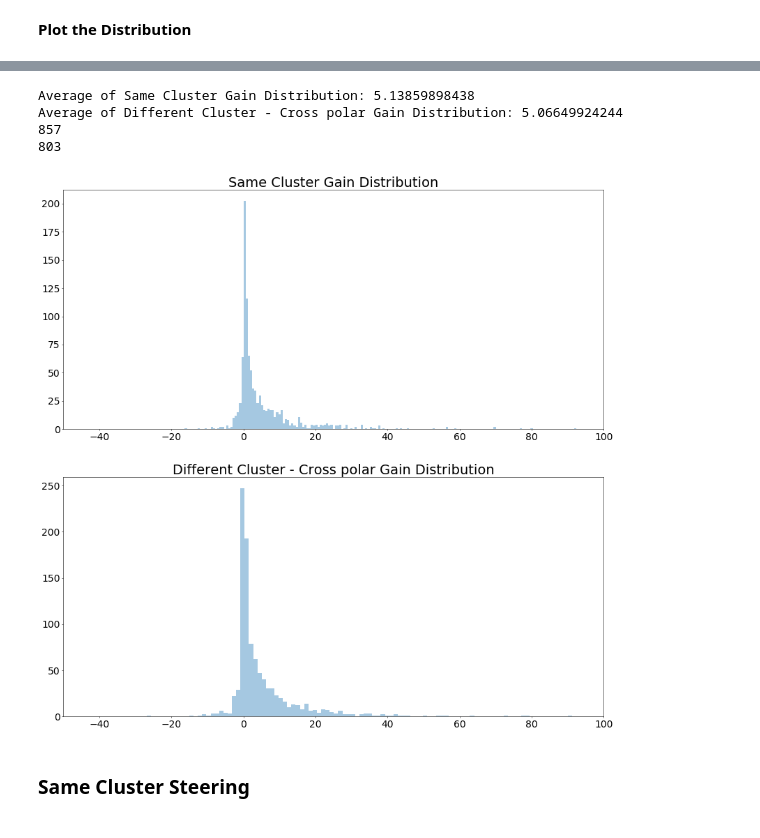
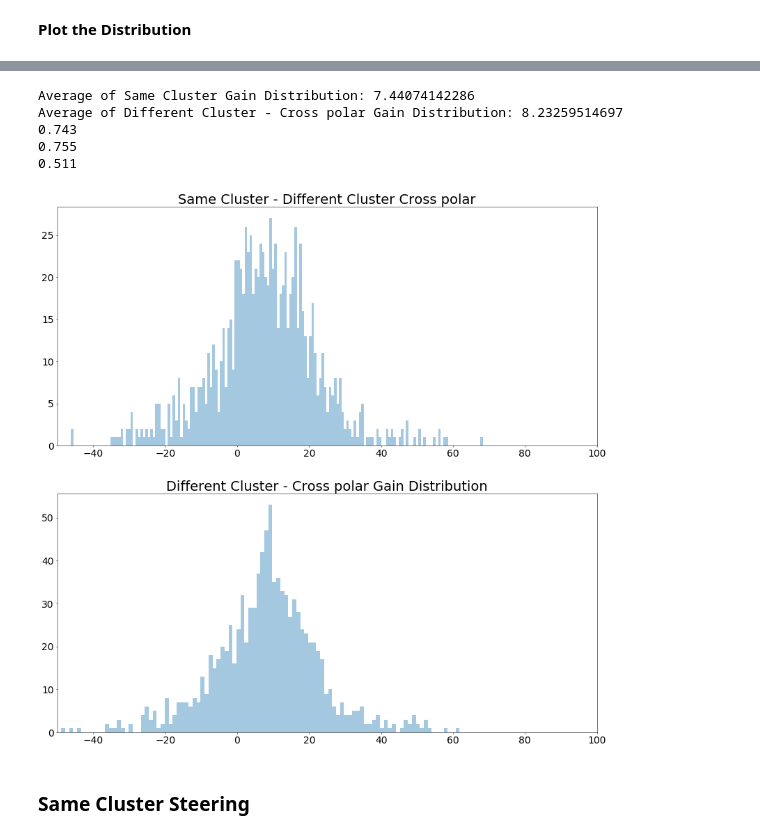
Before and after one commit to dienhoa/hybrid_beamforming_notebook, a Jupyter notebook: Dual Polarized Channel _check distribution para.ipynb, the cells around one changed output, grey strips where cells are left out. Cells and saved outputs as stored; diff of their text form; code cells hidden in the pictures.

Commit message:
Add Gain Analyst

```diff
--- a/Dual Polarized Channel _check distribution para.ipynb
+++ b/Dual Polarized Channel _check distribution para.ipynb
@@ -18,7 +18,7 @@ Declare parameters needed for channel realization
 # %%
 Ns = 1 # number of streams
 
-Nc = 2 # number of cluster
+Nc = 20 # number of cluster
 Nray = 1 # number of rays in each cluster
 
 Nt = 64 # number of transmit antennas
@@ -132,6 +132,6 @@ for reali in range(realization):
          ((np.cos(ele_rot[reali])*np.cos(azi_rot[reali])*alpha_hh[path_combi[combi,0],reali]+np.sin(ele_rot[reali])*alpha_vh[path_combi[combi,0],reali])*(path_combi[combi,0]==path_combi[combi,1])+\
          (np.cos(ele_rot[reali])*np.cos(azi_rot[reali])*alpha_hv[path_combi[combi,2],reali]+np.sin(ele_rot[reali])*alpha_vv[path_combi[combi,2],reali])*(path_combi[combi,2]==path_combi[combi,1])+\
          (-np.sin(ele_rot[reali])*np.cos(azi_rot[reali])*alpha_hh[path_combi[combi,0],reali]+np.cos(ele_rot[reali])*alpha_vh[path_combi[combi,0],reali])*(path_combi[combi,0]==path_combi[combi,3])+\
-         (-np.sin(ele_rot[reali])*np.cos(azi_rot[reali])*alpha_hv[path_combi[combi,2],reali]+np.sin(ele_rot[reali])*alpha_vv[path_combi[combi,2],reali])*(path_combi[combi,2]==path_combi[combi,3])
+         (-np.sin(ele_rot[reali])*np.cos(azi_rot[reali])*alpha_hv[path_combi[combi,2],reali]+np.cos(ele_rot[reali])*alpha_vv[path_combi[combi,2],reali])*(path_combi[combi,2]==path_combi[combi,3])
          ))**2
 # %% [output]
@@ -297,27 +358,29 @@ Average of Different Cluster - Same polar Gain Distribution: 2.57390601662
 # %%
 fig = plt.figure(figsize=(20,20), dpi=50)
 
 plt.subplot(2, 1, 1)
-plt.title('Same Cluster Gain Distribution', fontsize = 28)
+plt.title('Same Cluster - Different Cluster Cross polar', fontsize = 28)
 sns.distplot(gain_sameclus-gain_diffclus_crosspol,bins=180, kde = False)
 plt.xlim(-50,100)
 plt.tick_params(axis='both', which='major', labelsize=20)
 print('Average of Same Cluster Gain Distribution:',np.mean(gain_sameclus-gain_diffclus_crosspol))
 
 plt.subplot(2, 1, 2)
 plt.title('Different Cluster - Cross polar Gain Distribution', fontsize = 28)
 sns.distplot(gain_sameclus-gain_diffclus_samepol,bins=100, kde = False)
 plt.xlim(-50,100)
 plt.tick_params(axis='both', which='major', labelsize=20)
 print('Average of Different Cluster - Cross polar Gain Distribution:',np.mean(gain_sameclus-gain_diffclus_samepol))
-print(np.count_nonzero(gain_sameclus>gain_diffclus_crosspol))
-print(np.count_nonzero(gain_sameclus>gain_diffclus_samepol))
+print(np.count_nonzero(gain_sameclus>gain_diffclus_crosspol)/1000)
+print(np.count_nonzero(gain_sameclus>gain_diffclus_samepol)/1000)
+print(np.count_nonzero(gain_sameclus>np.maximum(gain_diffclus_samepol,gain_diffclus_crosspol))/1000)
 # %% [output]
-Average of Same Cluster Gain Distribution: 5.13859898438
-Average of Different Cluster - Cross polar Gain Distribution: 5.06649924244
-857
-803
+Average of Same Cluster Gain Distribution: 7.44074142286
+Average of Different Cluster - Cross polar Gain Distribution: 8.23259514697
+0.743
+0.755
+0.511
-[figure, old version]
+[figure, new version]
 # %% [markdown]
 ### Same Cluster Steering
 # %%
```
Also changed, not shown: parts of 16 cells of this notebook, 6 other files.
